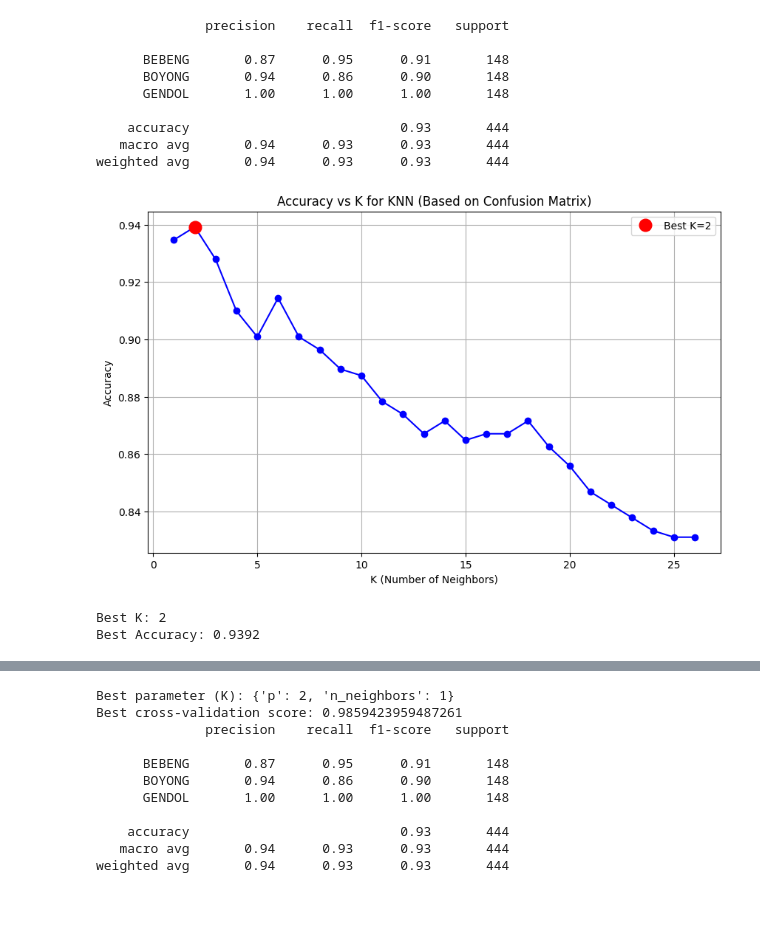
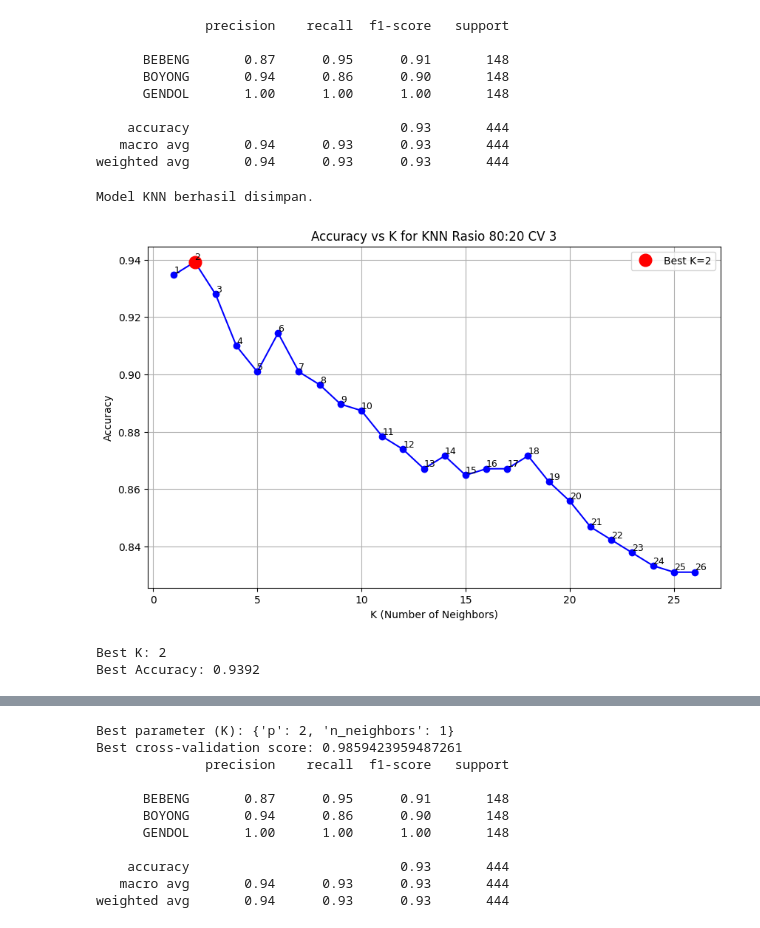
Before and after one commit to fwicaksono/SKRIPSI-FINALIZED-CODE-SIDANG, a Jupyter notebook: 8020_MEPASMELAB.ipynb, the cells around one changed output, grey strips where cells are left out. Drawn from its saved outputs; the diff is of its cells as text; code cells hidden in the pictures.

```diff
--- a/8020_MEPASMELAB.ipynb
+++ b/8020_MEPASMELAB.ipynb
@@ -138,6 +138,14 @@ print(classification_report(y_test_smote, y_pred, target_names=class_names))
     accuracy                           0.93       444
    macro avg       0.94      0.93      0.93       444
 weighted avg       0.94      0.93      0.93       444
+# %%
+import pickle
+with open('knn_model_to_be_implemented.pkl', 'wb') as file:
+    pickle.dump(random_search, file)
+
+print("Model KNN berhasil disimpan.")
+# %% [output]
+Model KNN berhasil disimpan.
 # %%
 import numpy as np
 import matplotlib.pyplot as plt
@@ -159,34 +167,38 @@ for k in k_values:
     knn.fit(X_train_smote, y_train_smote)
 
     # Make predictions on the test set
     y_pred = knn.predict(X_test_smote)
 
     # Calculate accuracy
     accuracy = accuracy_score(y_test_smote, y_pred)
     accuracies.append(accuracy)
 
 # Find the best K and its corresponding accuracy
 best_k = k_values[np.argmax(accuracies)]
 best_accuracy = max(accuracies)
 
 # Create the plot
 plt.figure(figsize=(10, 6))
 plt.plot(k_values, accuracies, 'bo-')
-plt.title('Accuracy vs K for KNN (Based on Confusion Matrix)')
+plt.title('Accuracy vs K for KNN Rasio 80:20 CV 3')
 plt.xlabel('K (Number of Neighbors)')
 plt.ylabel('Accuracy')
 plt.grid(True)
 
 # Mark the best K
 plt.plot(best_k, best_accuracy, 'ro', markersize=12, label=f'Best K={best_k}')
 
+# Annotate each point with the corresponding K value
+for i, k in enumerate(k_values):
+    plt.text(k, accuracies[i], f'{k}', fontsize=9, verticalalignment='bottom')
+
 plt.legend()
 plt.show()
 
 # Print the best K and its accuracy
 print(f"Best K: {best_k}")
 print(f"Best Accuracy: {best_accuracy:.4f}")
 # %% [output]
-[figure, old version]
+[figure, new version]
 Best K: 2
 Best Accuracy: 0.9392
```
Also changed, not shown: parts of 3 cells of this notebook, 29 other files.
